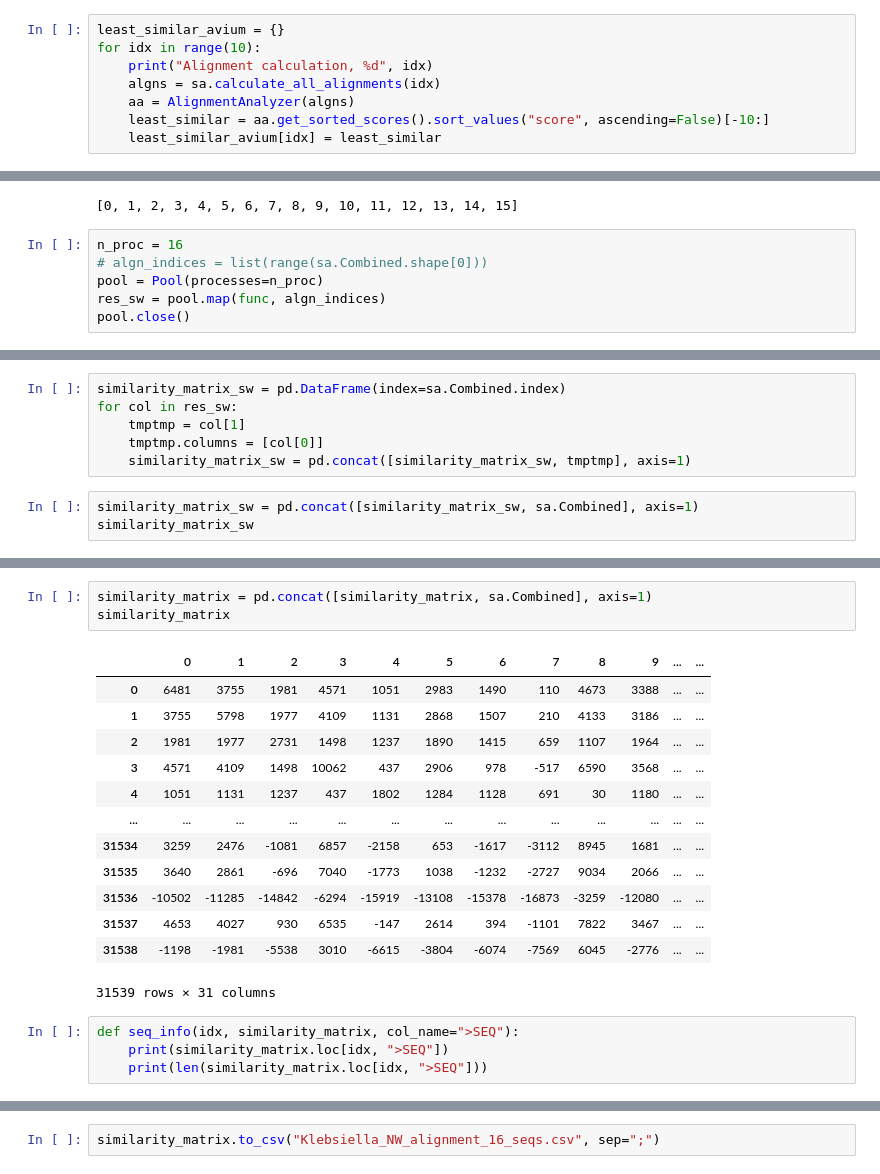
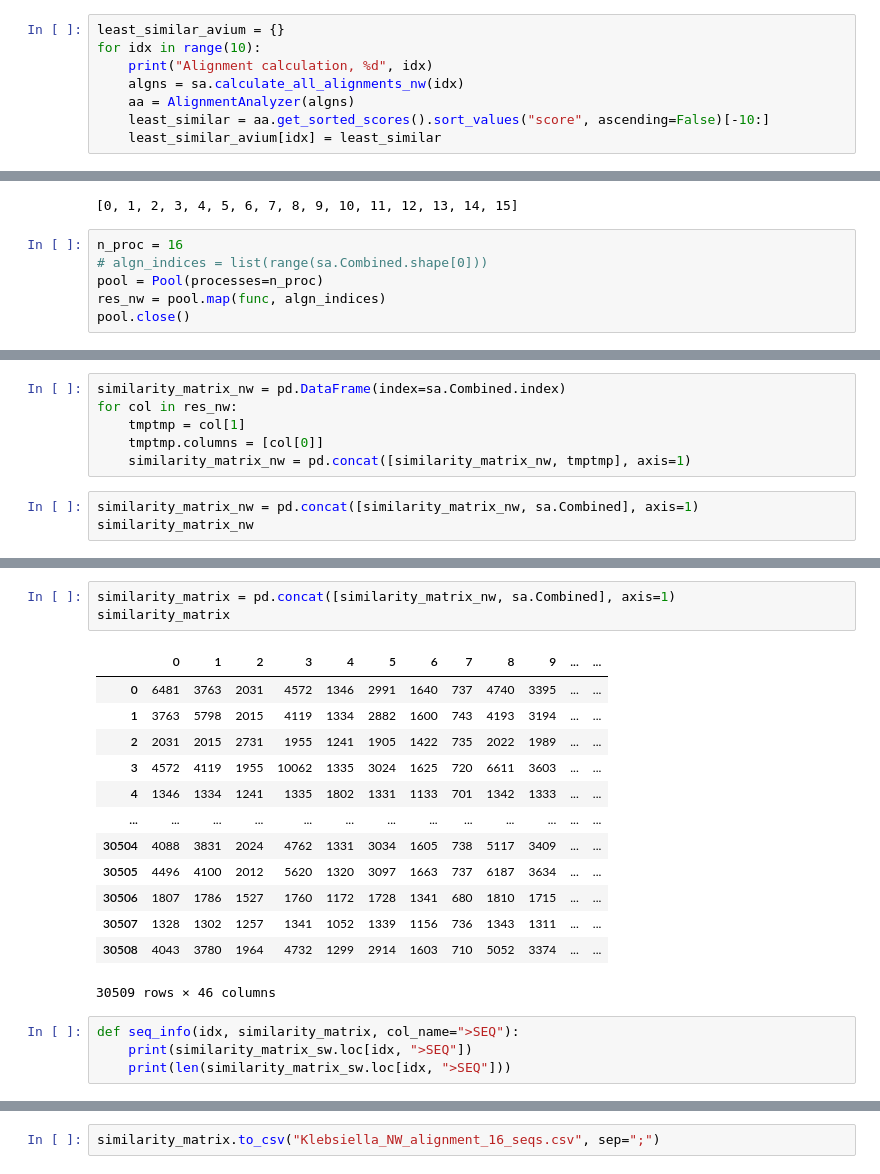
Before and after one commit to rafalbachorz/TRS-omix, a Jupyter notebook: python/Klebsiella.ipynb, the cells around one changed output, grey strips where cells are left out. Drawn from its saved outputs; the diff is of its cells as text.

```diff
--- a/python/Klebsiella.ipynb
+++ b/python/Klebsiella.ipynb
@@ -223,7 +220,7 @@ len(sa.Combined[">SEQ"].unique())
 least_similar_avium = {}
 for idx in range(10):
     print("Alignment calculation, %d", idx)
-    algns = sa.calculate_all_alignments(idx)
+    algns = sa.calculate_all_alignments_nw(idx)
     aa = AlignmentAnalyzer(algns)
     least_similar = aa.get_sorted_scores().sort_values("score", ascending=False)[-10:]
     least_similar_avium[idx] = least_similar
@@ -272,5 +269,5 @@ algn_indices
 n_proc = 16
 # algn_indices = list(range(sa.Combined.shape[0]))
 pool = Pool(processes=n_proc)
-res_sw = pool.map(func, algn_indices)
+res_nw = pool.map(func, algn_indices)
 pool.close()
@@ -297,12 +294,12 @@ res
 # %%
-similarity_matrix_sw = pd.DataFrame(index=sa.Combined.index)
-for col in res_sw:
+similarity_matrix_nw = pd.DataFrame(index=sa.Combined.index)
+for col in res_nw:
     tmptmp = col[1]
     tmptmp.columns = [col[0]]
-    similarity_matrix_sw = pd.concat([similarity_matrix_sw, tmptmp], axis=1)
+    similarity_matrix_nw = pd.concat([similarity_matrix_nw, tmptmp], axis=1)
 # %%
-similarity_matrix_sw = pd.concat([similarity_matrix_sw, sa.Combined], axis=1)
-similarity_matrix_sw
+similarity_matrix_nw = pd.concat([similarity_matrix_nw, sa.Combined], axis=1)
+similarity_matrix_nw
 # %% [output]
 |  | 0 | 1 | 2 | 3 | 4 | 5 | 6 | 7 | 8 | 9 | ... | ... |
 | 0 | 6481 | 3763 | 2031 | 4572 | 1346 | 2991 | 1640 | 737 | 4740 | 3395 | ... | ... |
@@ -320,23 +317,23 @@ similarity_matrix_sw
 # %%
-similarity_matrix = pd.concat([similarity_matrix, sa.Combined], axis=1)
+similarity_matrix = pd.concat([similarity_matrix_nw, sa.Combined], axis=1)
 similarity_matrix
 # %% [output]
 |  | 0 | 1 | 2 | 3 | 4 | 5 | 6 | 7 | 8 | 9 | ... | ... |
-| 0 | 6481 | 3755 | 1981 | 4571 | 1051 | 2983 | 1490 | 110 | 4673 | 3388 | ... | ... |
-| 1 | 3755 | 5798 | 1977 | 4109 | 1131 | 2868 | 1507 | 210 | 4133 | 3186 | ... | ... |
-| 2 | 1981 | 1977 | 2731 | 1498 | 1237 | 1890 | 1415 | 659 | 1107 | 1964 | ... | ... |
-| 3 | 4571 | 4109 | 1498 | 10062 | 437 | 2906 | 978 | -517 | 6590 | 3568 | ... | ... |
-| 4 | 1051 | 1131 | 1237 | 437 | 1802 | 1284 | 1128 | 691 | 30 | 1180 | ... | ... |
+| 0 | 6481 | 3763 | 2031 | 4572 | 1346 | 2991 | 1640 | 737 | 4740 | 3395 | ... | ... |
+| 1 | 3763 | 5798 | 2015 | 4119 | 1334 | 2882 | 1600 | 743 | 4193 | 3194 | ... | ... |
+| 2 | 2031 | 2015 | 2731 | 1955 | 1241 | 1905 | 1422 | 735 | 2022 | 1989 | ... | ... |
+| 3 | 4572 | 4119 | 1955 | 10062 | 1335 | 3024 | 1625 | 720 | 6611 | 3603 | ... | ... |
+| 4 | 1346 | 1334 | 1241 | 1335 | 1802 | 1331 | 1133 | 701 | 1342 | 1333 | ... | ... |
 | ... | ... | ... | ... | ... | ... | ... | ... | ... | ... | ... | ... | ... |
-| 31534 | 3259 | 2476 | -1081 | 6857 | -2158 | 653 | -1617 | -3112 | 8945 | 1681 | ... | ... |
-| 31535 | 3640 | 2861 | -696 | 7040 | -1773 | 1038 | -1232 | -2727 | 9034 | 2066 | ... | ... |
-| 31536 | -10502 | -11285 | -14842 | -6294 | -15919 | -13108 | -15378 | -16873 | -3259 | -12080 | ... | ... |
-| 31537 | 4653 | 4027 | 930 | 6535 | -147 | 2614 | 394 | -1101 | 7822 | 3467 | ... | ... |
-| 31538 | -1198 | -1981 | -5538 | 3010 | -6615 | -3804 | -6074 | -7569 | 6045 | -2776 | ... | ... |
+| 30504 | 4088 | 3831 | 2024 | 4762 | 1331 | 3034 | 1605 | 738 | 5117 | 3409 | ... | ... |
+| 30505 | 4496 | 4100 | 2012 | 5620 | 1320 | 3097 | 1663 | 737 | 6187 | 3634 | ... | ... |
+| 30506 | 1807 | 1786 | 1527 | 1760 | 1172 | 1728 | 1341 | 680 | 1810 | 1715 | ... | ... |
+| 30507 | 1328 | 1302 | 1257 | 1341 | 1052 | 1339 | 1156 | 736 | 1343 | 1311 | ... | ... |
+| 30508 | 4043 | 3780 | 1964 | 4732 | 1299 | 2914 | 1603 | 710 | 5052 | 3374 | ... | ... |
-31539 rows × 31 columns
+30509 rows × 46 columns
 # %%
 def seq_info(idx, similarity_matrix, col_name=">SEQ"):
-    print(similarity_matrix.loc[idx, ">SEQ"])
-    print(len(similarity_matrix.loc[idx, ">SEQ"]))
+    print(similarity_matrix_sw.loc[idx, ">SEQ"])
+    print(len(similarity_matrix_sw.loc[idx, ">SEQ"]))
 # %%
 for idx in algn_indices:
```
Also changed, not shown: parts of 34 cells of this notebook, 21 other files.
